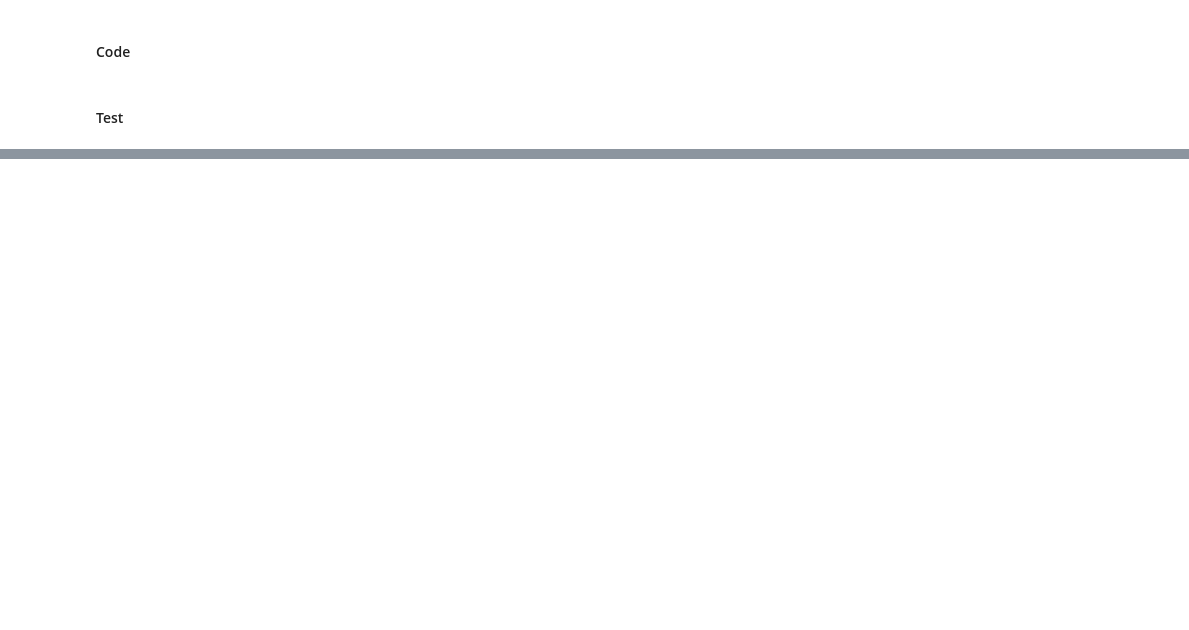
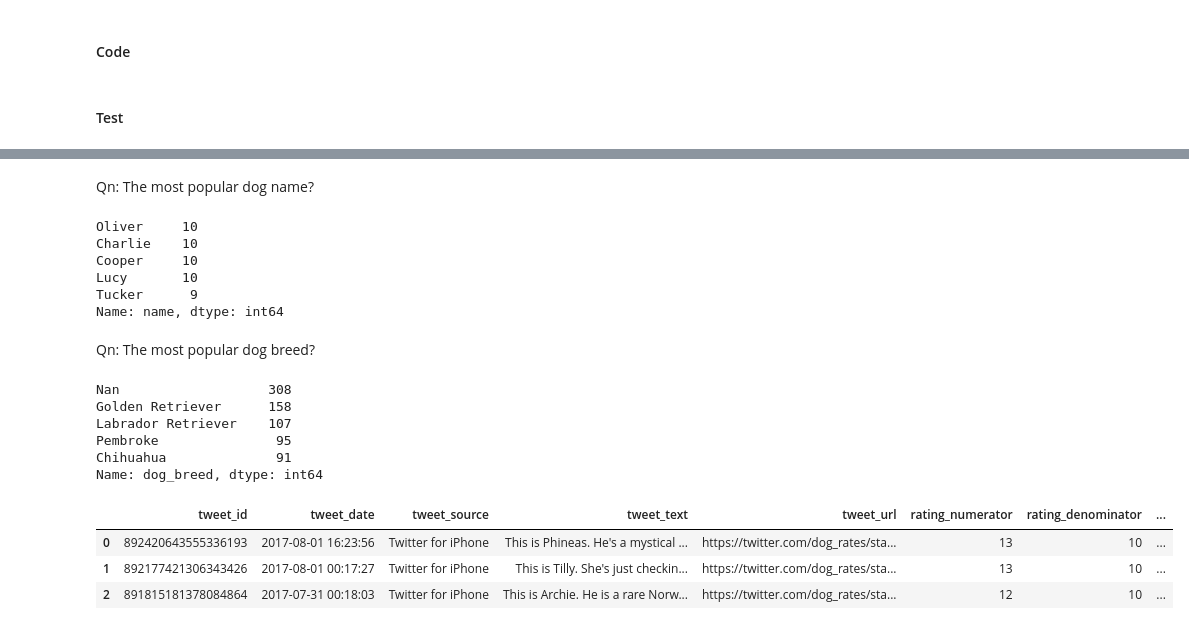
Before and after one commit to emilylauyw/Udacity-DAND-Project7-Wrangle_and_Analyze_Data, a Jupyter notebook: wrangle_act.ipynb, the cells around one changed output, grey strips where cells are left out. Saved outputs shown, nothing was run; the diff lists cells and outputs as text; code cells hidden in the pictures; blank space fills up the shorter version.

```diff
--- a/wrangle_act.ipynb
+++ b/wrangle_act.ipynb
@@ -1018 +1067,3 @@ memory usage: 290.1+ KB
+# %%
+cleaned_df = pd.read_csv('twitter_archive_master.csv')
 # %% [markdown]
@@ -1023,0 +1071,13 @@ memory usage: 290.1+ KB
+# %% [markdown]
+Qn: The most popular dog name?
+# %%
+cleaned_df.name.value_counts().nlargest(5)
+# %% [output]
+Oliver     10
+Charlie    10
+Cooper     10
+Lucy       10
+Tucker      9
+Name: name, dtype: int64
+# %% [markdown]
+Qn: The most popular dog breed?
@@ -1023,0 +1086,16 @@ memory usage: 290.1+ KB
+# %%
+cleaned_df.dog_breed.value_counts().nlargest(5)
+# %% [output]
+Nan                   308
+Golden Retriever      158
+Labrador Retriever    107
+Pembroke               95
+Chihuahua              91
+Name: dog_breed, dtype: int64
+# %%
+cleaned_df.head(3)
+# %% [output]
+|  | tweet_id | tweet_date | tweet_source | tweet_text | tweet_url | rating_numerator | rating_denominator | ... |
+| 0 | 892420643555336193 | 2017-08-01 16:23:56 | Twitter for iPhone | This is Phineas. He's a mystical ... | https://twitter.com/dog_rates/sta... | 13 | 10 | ... |
+| 1 | 892177421306343426 | 2017-08-01 00:17:27 | Twitter for iPhone | This is Tilly. She's just checkin... | https://twitter.com/dog_rates/sta... | 13 | 10 | ... |
+| 2 | 891815181378084864 | 2017-07-31 00:18:03 | Twitter for iPhone | This is Archie. He is a rare Norw... | https://twitter.com/dog_rates/sta... | 12 | 10 | ... |
```
Also changed, not shown: parts of 31 cells of this notebook.
